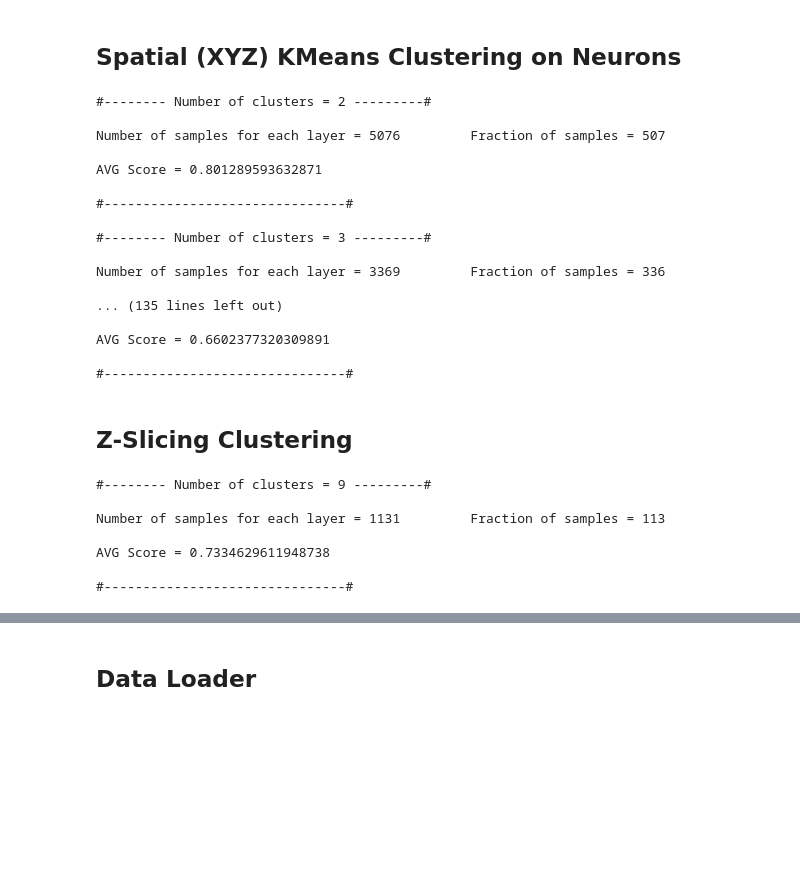
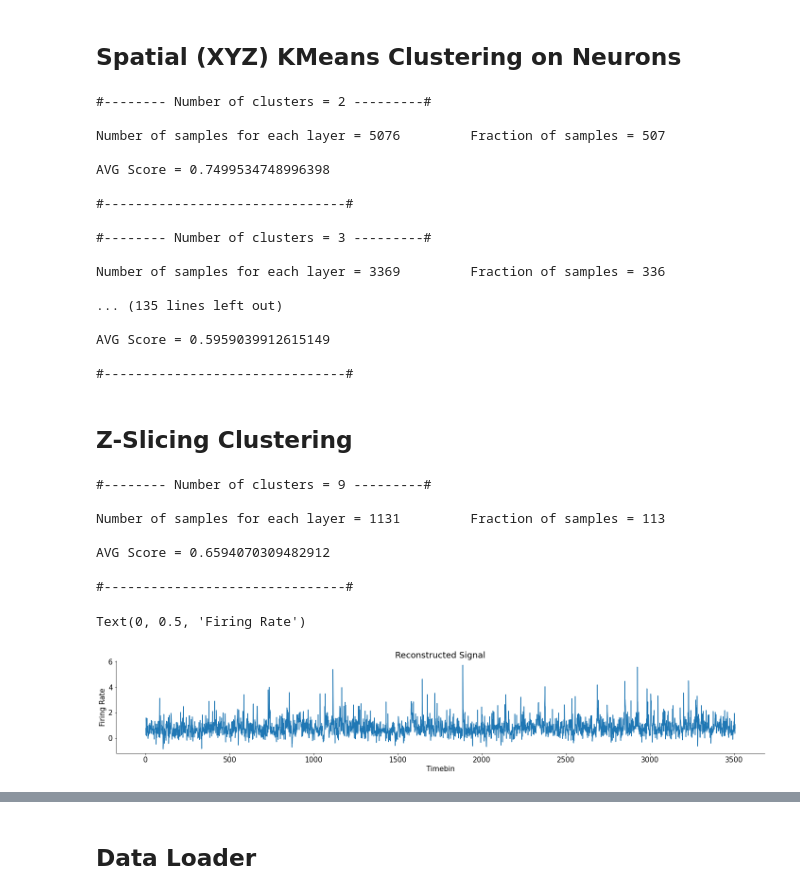
Before and after one commit to sazio/NMAs, a Jupyter notebook: src/Data_Loader_KMeans_Custom_Clusters.ipynb, the cells around one changed output, grey strips where cells are left out. Cells and saved outputs as stored; diff of their text form; code cells hidden in the pictures; blank space fills up the shorter version.

Commit message:
Adding visualization of reconstructed signals with PCA

```diff
--- a/src/Data_Loader_KMeans_Custom_Clusters.ipynb
+++ b/src/Data_Loader_KMeans_Custom_Clusters.ipynb
@@ -98,7 +98,7 @@ for n_clusters in range(2, 21):
     saved_pca = []
     for mul in range(0,n_clusters):
         pca = PCA(n_components=n_samples//10 + 1, random_state = 2021)
-        pca.fit(avgd_normed_dataRNN[n_samples*mul:n_samples*(mul+1),:])
+        pca.fit(avgd_normed_dataRNN[n_samples*mul:n_samples*(mul+1),:].T)
         saved_pca.append(np.cumsum(pca.explained_variance_ratio_)[n_samples//10])
         #print(np.cumsum(pca.explained_variance_ratio_)[100])
     print("\nAVG Score = " + str(sum(saved_pca)/len(saved_pca)))
@@ -108,7 +108,7 @@ for n_clusters in range(2, 21):
 
 Number of samples for each layer = 5076         Fraction of samples = 507
 
-AVG Score = 0.801289593632871
+AVG Score = 0.7499534748996398
 
 #-------------------------------#
 
@@ -118,7 +118,7 @@ Number of samples for each layer = 3369         Fraction of samples = 336
 
 ... (135 lines left out)
 
-AVG Score = 0.6602377320309891
+AVG Score = 0.5959039912615149
 
 #-------------------------------#
 # %% [markdown]
@@ -157,7 +157,11 @@ print("\nNumber of samples for each layer = " + str(n_samples) +" \tFraction of
 saved_pca = []
 for mul in range(0,9):
     pca = PCA(n_components=n_samples//10 + 1, random_state = 2021)
-    pca.fit(avgd_normed_dataRNN[n_samples*mul:n_samples*(mul+1),:])
+    pca.fit(avgd_normed_dataRNN[n_samples*mul:n_samples*(mul+1),:].T)
+    if mul == 0:
+      original_signal = avgd_normed_dataRNN[n_samples*mul:n_samples*(mul+1),:].T
+      pca_data_example = pca.fit_transform(avgd_normed_dataRNN[n_samples*mul:n_samples*(mul+1),:].T)
+      reconstruction = pca.inverse_transform(pca_data_example)
     saved_pca.append(np.cumsum(pca.explained_variance_ratio_)[n_samples//10])
     #print(np.cumsum(pca.explained_variance_ratio_)[100])
 print("\nAVG Score = " + str(sum(saved_pca)/len(saved_pca)))
@@ -167,6 +171,6 @@ print("\n#-------------------------------#")
 
 Number of samples for each layer = 1131         Fraction of samples = 113
 
-AVG Score = 0.7334629611948738
+AVG Score = 0.6594070309482912
 
 #-------------------------------#
@@ -174,0 +177,8 @@ AVG Score = 0.7334629611948738
+# %%
+plt.plot(reconstruction[:,0])
+plt.title("Reconstructed Signal")
+plt.xlabel("Timebin")
+plt.ylabel("Firing Rate")
+# %% [output]
+Text(0, 0.5, 'Firing Rate')
+[figure, added]
```
Also changed, not shown: parts of 2 cells of this notebook.
